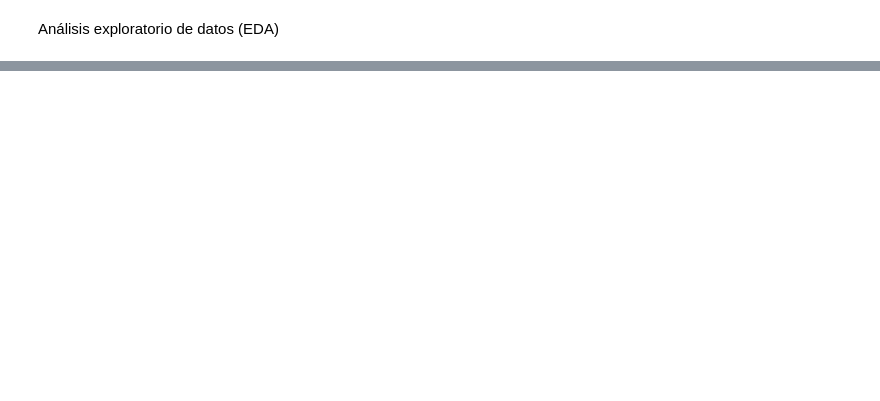
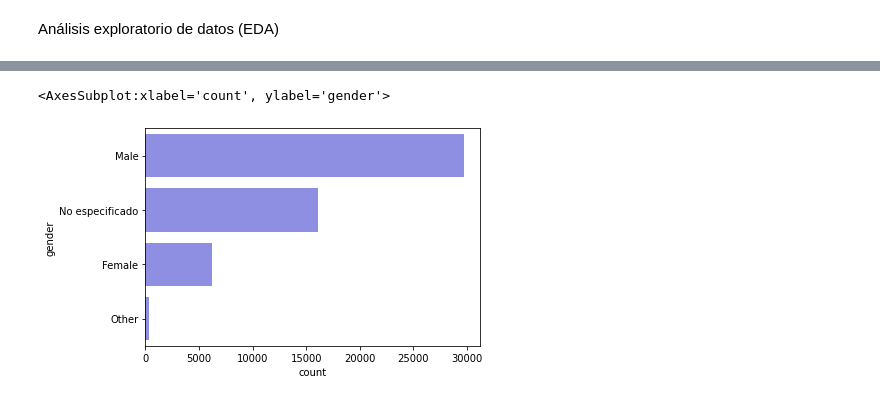
Before and after one commit to joevilla96/-DataProyect, a Jupyter notebook: src/EDA1.ipynb, the cells around one changed output, grey strips where cells are left out. Drawn from its saved outputs; the diff is of its cells as text; code cells hidden in the pictures; blank space fills up the shorter version.

```diff
--- a/src/EDA1.ipynb
+++ b/src/EDA1.ipynb
@@ -134,0 +64,7 @@ dtype: int64
+# %%
+gender_ord = df['gender'].value_counts().sort_values(ascending=False)
+order = gender_ord.index
+sns.countplot(data=df, y='gender', color="#8080f0", order=order)
+# %% [output]
+<AxesSubplot:xlabel='count', ylabel='gender'>
+[figure, added]
```
Also changed, not shown: parts of 26 cells of this notebook.
